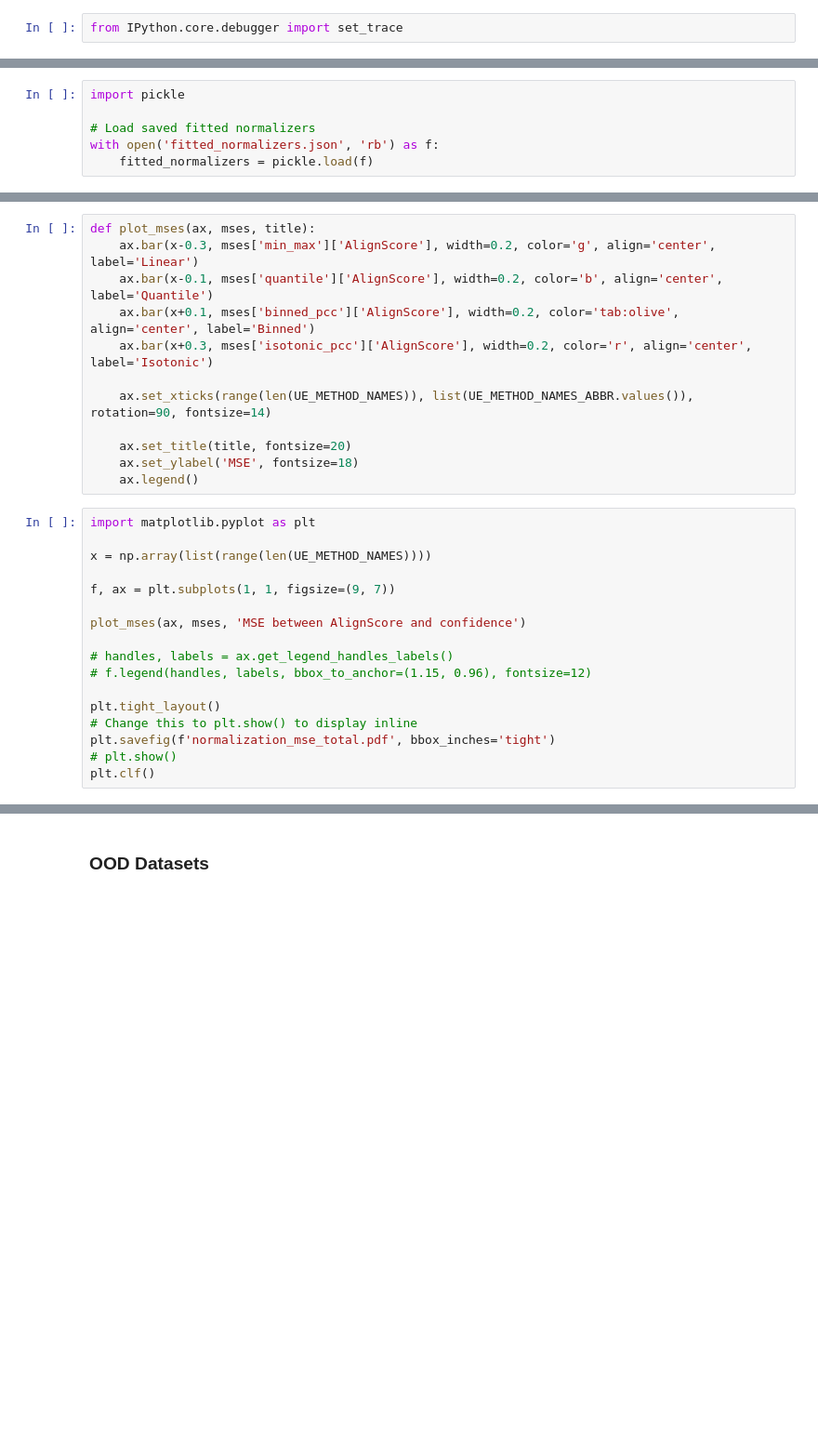
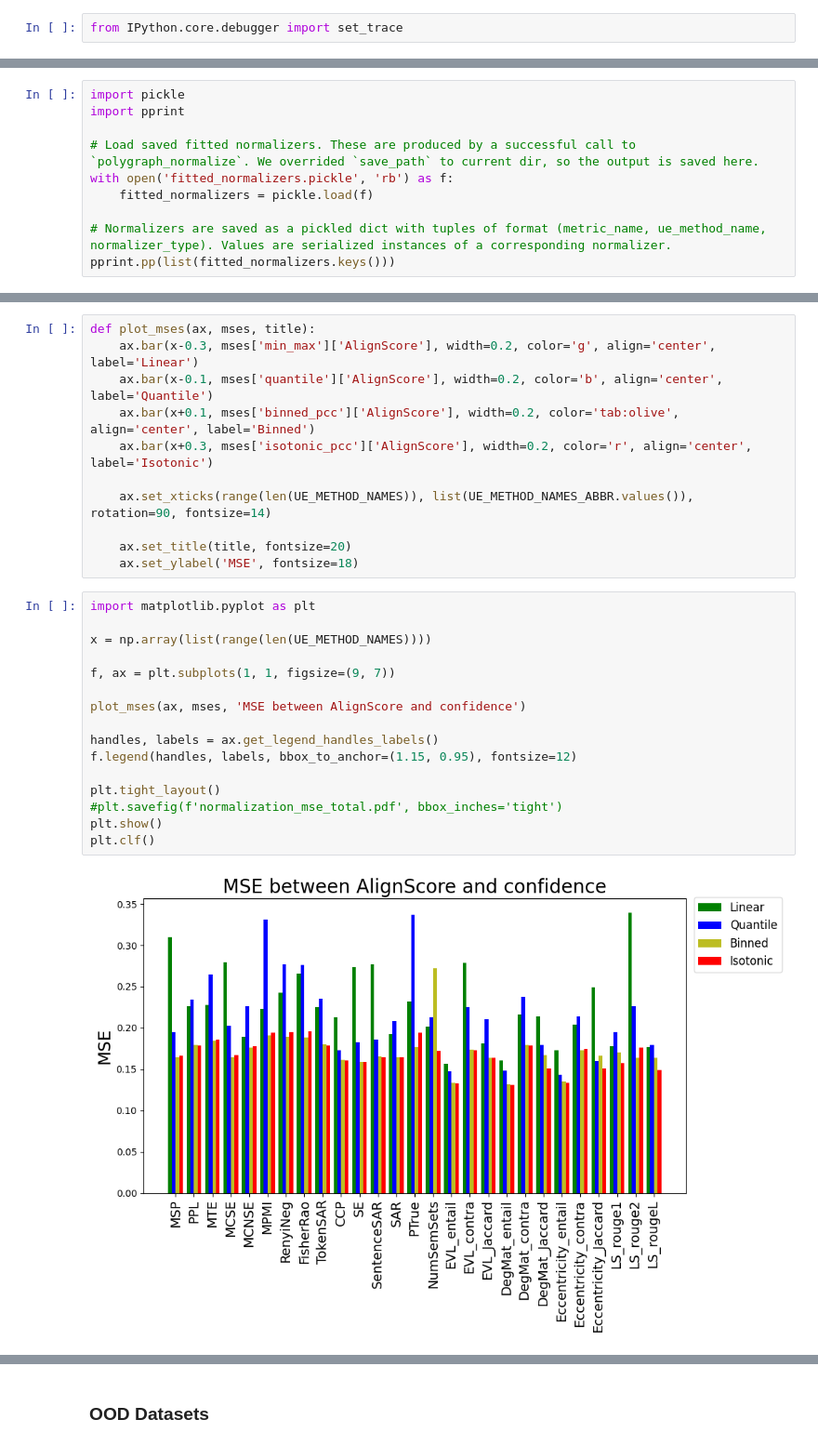
Before and after one commit to IINemo/lm-polygraph, a Jupyter notebook: notebooks/normalization.ipynb, the cells around one changed output, grey strips where cells are left out. Shown at 93% size. Cells and saved outputs as stored; diff of their text form; blank space fills up the shorter version.

```diff
--- a/notebooks/normalization.ipynb
+++ b/notebooks/normalization.ipynb
@@ -110,6 +131,10 @@ os.system(f'HYDRA_CONFIG={config_path} polygraph_normalize save_path="./" man_pa
 # %%
 import pickle
+import pprint
 
-# Load saved fitted normalizers
-with open('fitted_normalizers.json', 'rb') as f:
+# Load saved fitted normalizers. These are produced by a successful call to `polygraph_normalize`. We overrided `save_path` to current dir, so the output is saved here.
+with open('fitted_normalizers.pickle', 'rb') as f:
     fitted_normalizers = pickle.load(f)
+
+# Normalizers are saved as a pickled dict with tuples of format (metric_name, ue_method_name, normalizer_type). Values are serialized instances of a corresponding normalizer.
+pprint.pp(list(fitted_normalizers.keys()))
@@ -190,21 +241,21 @@ def plot_mses(ax, mses, title):
 
     ax.set_title(title, fontsize=20)
     ax.set_ylabel('MSE', fontsize=18)
-    ax.legend()
 # %%
 import matplotlib.pyplot as plt
 
 x = np.array(list(range(len(UE_METHOD_NAMES))))
 
 f, ax = plt.subplots(1, 1, figsize=(9, 7))
 
 plot_mses(ax, mses, 'MSE between AlignScore and confidence')
 
-# handles, labels = ax.get_legend_handles_labels()
-# f.legend(handles, labels, bbox_to_anchor=(1.15, 0.96), fontsize=12)
+handles, labels = ax.get_legend_handles_labels()
+f.legend(handles, labels, bbox_to_anchor=(1.15, 0.95), fontsize=12)
 
 plt.tight_layout()
-# Change this to plt.show() to display inline
-plt.savefig(f'normalization_mse_total.pdf', bbox_inches='tight')
-# plt.show()
+#plt.savefig(f'normalization_mse_total.pdf', bbox_inches='tight')
+plt.show()
 plt.clf()
+# %% [output]
+[figure, added]
```
Also changed, not shown: parts of 23 cells of this notebook, 1 other file.
